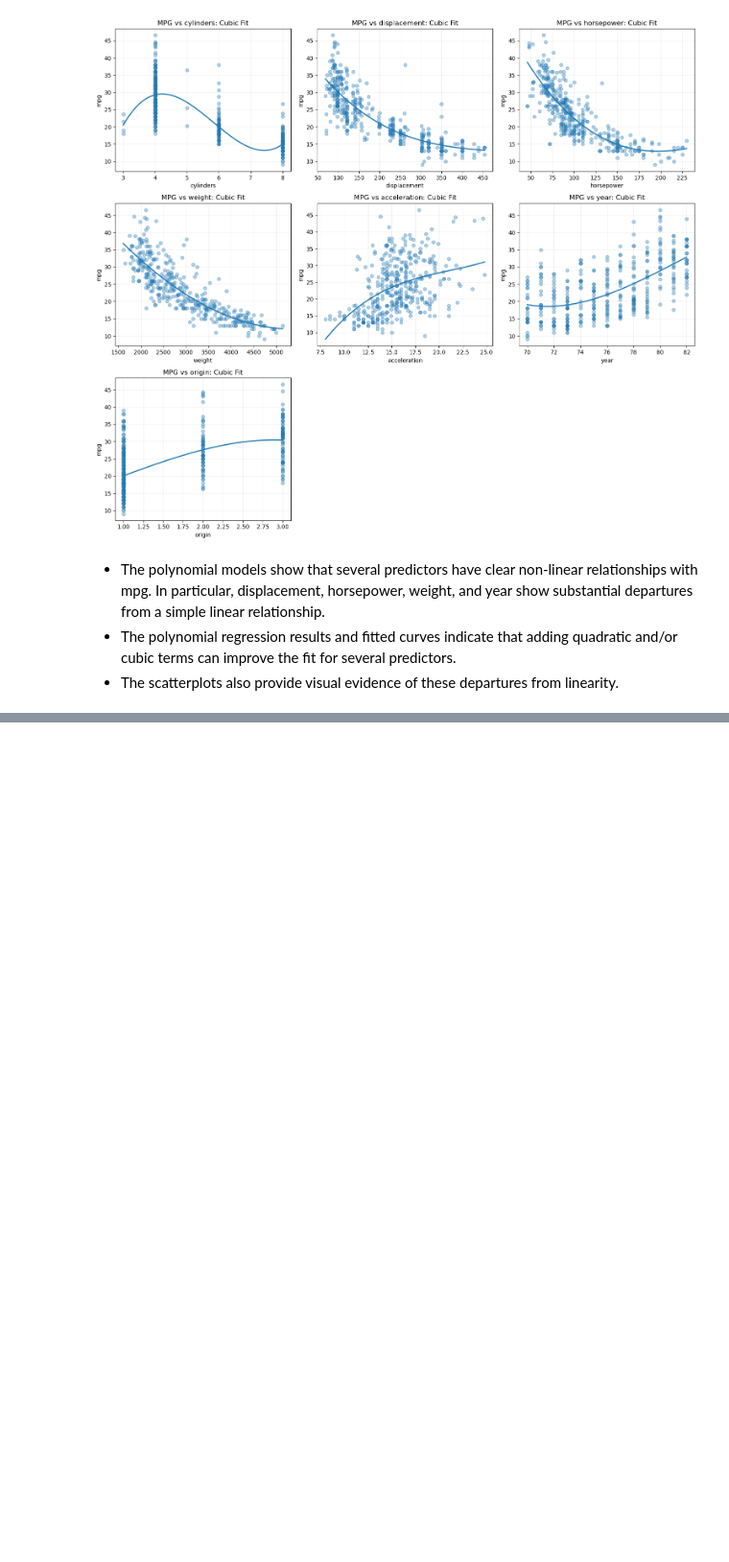
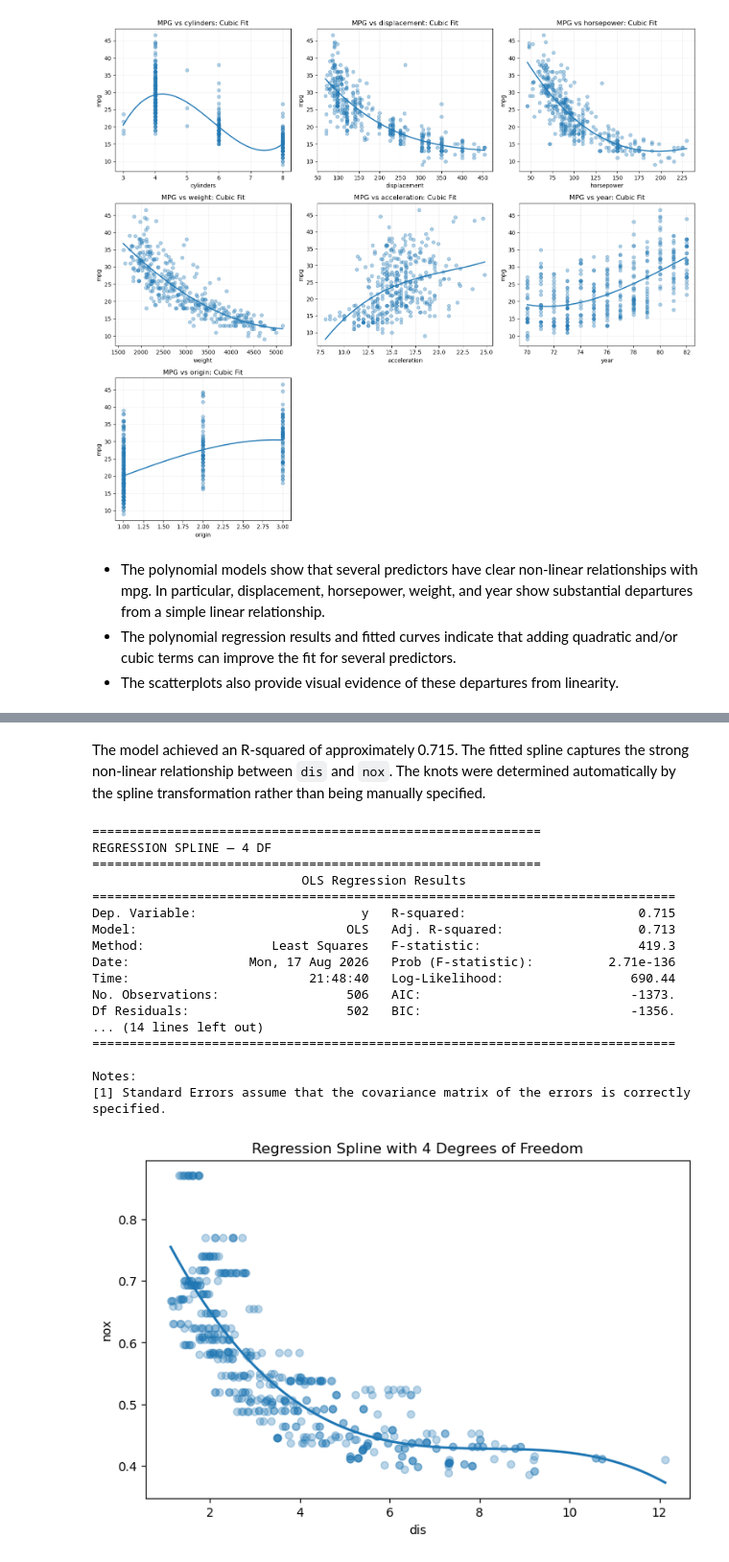
Before and after one commit to sumukha-r/isl-python-solutions, a Jupyter notebook: Chapter07-Moving-Beyond-Linearity/Chapter07-Moving-Beyond-Linearity.ipynb, the cells around one changed output, grey strips where cells are left out. Shown at 96% size. Drawn from its saved outputs; the diff is of its cells as text; code cells hidden in the pictures; blank space fills up the shorter version.

```diff
--- a/Chapter07-Moving-Beyond-Linearity/Chapter07-Moving-Beyond-Linearity.ipynb
+++ b/Chapter07-Moving-Beyond-Linearity/Chapter07-Moving-Beyond-Linearity.ipynb
@@ -424,0 +561,39 @@ and year show substantial departures from a simple linear relationship.
+# %% [markdown]
+The model achieved an R-squared of approximately 0.715. The fitted spline captures the strong non-linear relationship between `dis` and `nox`. The knots were determined automatically by the spline transformation rather than being manually specified.
+# %%
+print("=" * 60)
+print("REGRESSION SPLINE - 4 DF")
+print("=" * 60)
+
+spline4 = SplineTransformer(n_knots=2, degree=3, include_bias=False)
+X_spline4 = spline4.fit_transform(X)
+spline_model = sm.OLS(y, sm.add_constant(X_spline4)).fit()
+print(spline_model.summary())
+pred_spline4 = spline_model.predict(sm.add_constant(spline4.transform(grid)))
+
+plt.figure(figsize=(8, 5))
+plt.scatter(X, y, alpha=0.3)
+plt.plot(grid, pred_spline4, linewidth=2)
+plt.xlabel("dis")
+plt.ylabel("nox")
+plt.title("Regression Spline with 4 Degrees of Freedom")
+plt.show()
+# %% [output]
+============================================================
+REGRESSION SPLINE — 4 DF
+============================================================
+                            OLS Regression Results
+==============================================================================
+Dep. Variable:                      y   R-squared:                       0.715
+Model:                            OLS   Adj. R-squared:                  0.713
+Method:                 Least Squares   F-statistic:                     419.3
+Date:                Mon, 17 Aug 2026   Prob (F-statistic):          2.71e-136
+Time:                        21:48:40   Log-Likelihood:                 690.44
+No. Observations:                 506   AIC:                            -1373.
+Df Residuals:                     502   BIC:                            -1356.
+... (14 lines left out)
+==============================================================================
+
+Notes:
+[1] Standard Errors assume that the covariance matrix of the errors is correctly specified.
+[figure, added]
```
Also changed, not shown: parts of 12 cells of this notebook, 1 other file.
